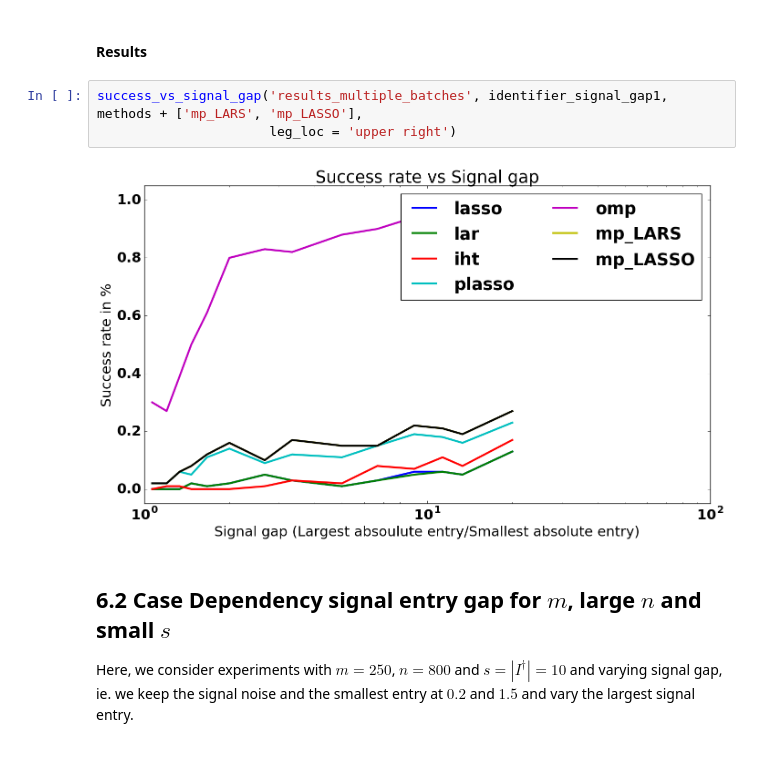
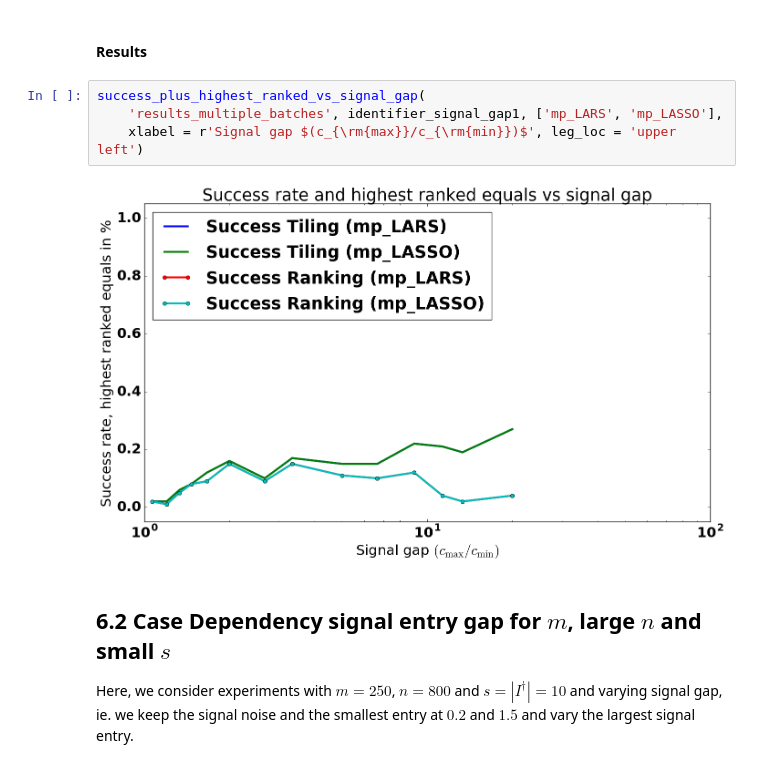
Before and after one commit to soply/mp_paper_experiments, a Jupyter notebook: Numerical experiments - Support Selection Analysis for multi-penalty framework (Gaussian random matrices).ipynb, the cells around one changed output. Cells and saved outputs as stored; diff of their text form.

```diff
--- a/Numerical experiments - Support Selection Analysis (for Gaussian random matrices).ipynb
+++ b/Numerical experiments - Support Selection Analysis for multi-penalty framework (Gaussian random matrices).ipynb
@@ -642,11 +636,12 @@ problem_signal_gap1_mpsr.update({'tiling_options': tiling_options_LASSO, # Optio
 main_mp(['-t', 'run', '-i', identifier_signal_gap1], problem_signal_gap1_mpsr)
 # %% [markdown]
 #### Results
-# %%
-success_vs_signal_gap('results_multiple_batches', identifier_signal_gap1, methods + ['mp_LARS', 'mp_LASSO'],
-                      leg_loc = 'upper right')
-# %% [output]
-[figure, removed]
+# %%
+success_plus_highest_ranked_vs_signal_gap(
+    'results_multiple_batches', identifier_signal_gap1, ['mp_LARS', 'mp_LASSO'],
+    xlabel = r'Signal gap $(c_{\rm{max}}/c_{\rm{min}})$', leg_loc = 'upper left')
+# %% [output]
+[figure, added]
 # %% [markdown]
 ## 6.2 Case Dependency signal entry gap for $m$, large $n$ and small $s$
 Here, we consider experiments with $m = 250$, $n = 800$ and $s = |I^\dagger| = 10$ and varying signal gap, ie. we keep the signal noise and the smallest entry at $0.2$ and $1.5$ and vary the largest signal entry.
```
Also changed, not shown: parts of 3 cells of this notebook, 12 other files.
